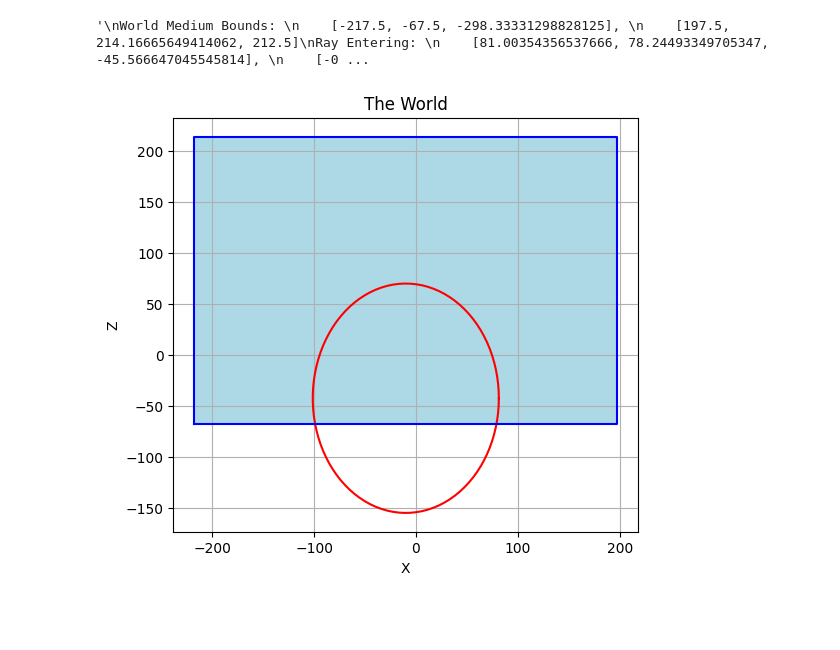
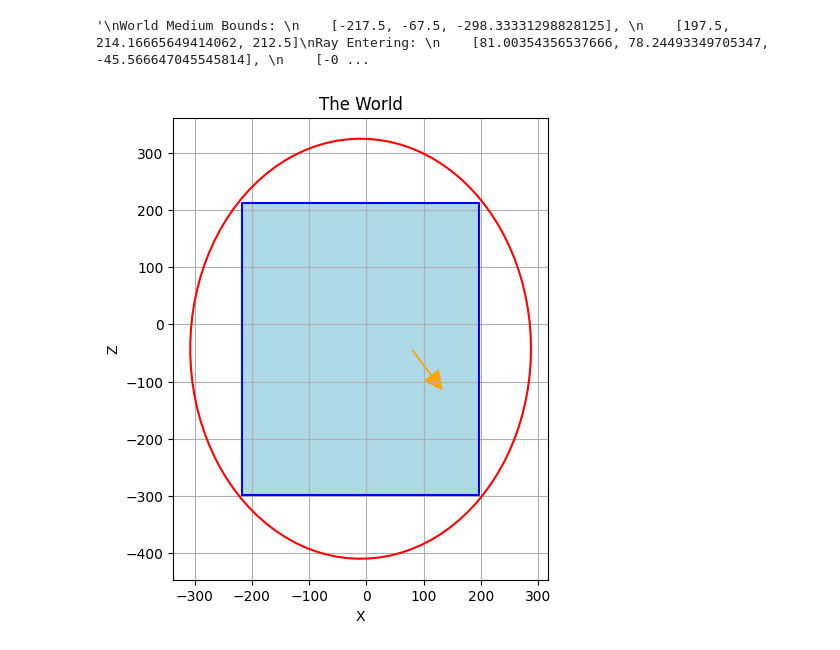
Before and after one commit to JohnBatmanMySlinky/PBRJ, a Jupyter notebook: src/notebooks/plotting_nanovdb.ipynb, the cells around one changed output. Drawn from its saved outputs; the diff is of its cells as text; code cells hidden in the pictures; blank space fills up the shorter version.

Commit message:
plotting NB solved

```diff
--- a/src/notebooks/plotting_nanovdb.ipynb
+++ b/src/notebooks/plotting_nanovdb.ipynb
@@ -37,35 +37,41 @@ circle_translate = Pnt3(-9.984, 73.008, -42.64)
 circle_scale = Pnt3(206.544, 140.4, 254.592)
 bbox_pmin = Pnt3(-217.5, -67.5, -298.33331298828125)
 bbox_pmax = Pnt3(197.5, 214.16665649414062, 212.5)
+ray_o = Pnt3(81.00354356537666, 78.24493349705347, -45.566647045545814)
+ray_d = Pnt3(-0.9616412436604268, 0.2725511745579792, 0.03101573372167159)
+ray_t = 50.0
 # %%
 # Define the radius
-radius = 0.44224957031
+radius = 1.44224957031
 
 # Generate points for the circle
 theta = np.linspace(0, 2 * np.pi, 100)
 # x = (radius * np.cos(theta) + circle_translate.x) * circle_scale.x
 # z = (radius * np.sin(theta) + circle_translate.z) * circle_scale.z
 
 x = (radius * np.cos(theta) * circle_scale.x + circle_translate.x)
 z = (radius * np.sin(theta) * circle_scale.z + circle_translate.z)
 
 corners_x = [bbox_pmin.x, bbox_pmax.x, bbox_pmax.x, bbox_pmin.x, bbox_pmin.x]
-corners_y = [bbox_pmin.y, bbox_pmin.y, bbox_pmax.y, bbox_pmax.y, bbox_pmin.y]
+corners_z = [bbox_pmin.z, bbox_pmin.z, bbox_pmax.z, bbox_pmax.z, bbox_pmin.z]
 
 # Plot the circle
 plt.figure(figsize=(6,6))
 plt.plot(x, z, 'r-')
 
 # plot the square
-plt.plot(corners_x, corners_y, 'b-')
-plt.fill(corners_x, corners_y, 'lightblue')
+plt.plot(corners_x, corners_z, 'b-')
+plt.fill(corners_x, corners_z, 'lightblue')
+
+# plot the ray
+plt.arrow(ray_o.x, ray_o.z, ray_o.x + ray_t * ray_d.x, ray_o.z + ray_t * ray_d.z, head_width=30, head_length=30, fc='orange', ec='orange')
 
 # options
 plt.gca().set_aspect('equal', adjustable='box')
 plt.title(f'The World')
 plt.xlabel('X')
 plt.ylabel('Z')
 plt.grid(True)
 plt.show()
 # %% [output]
-[figure, old version]
+[figure, new version]
```
